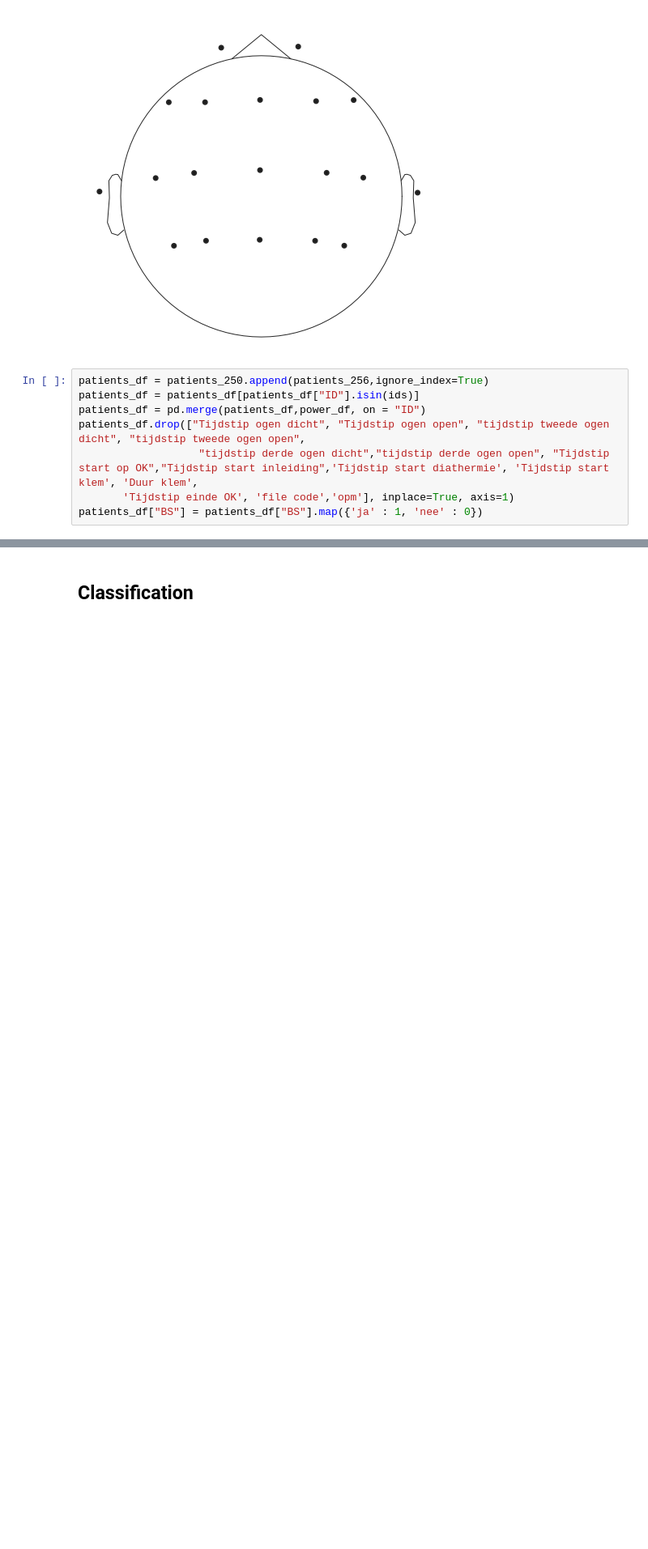
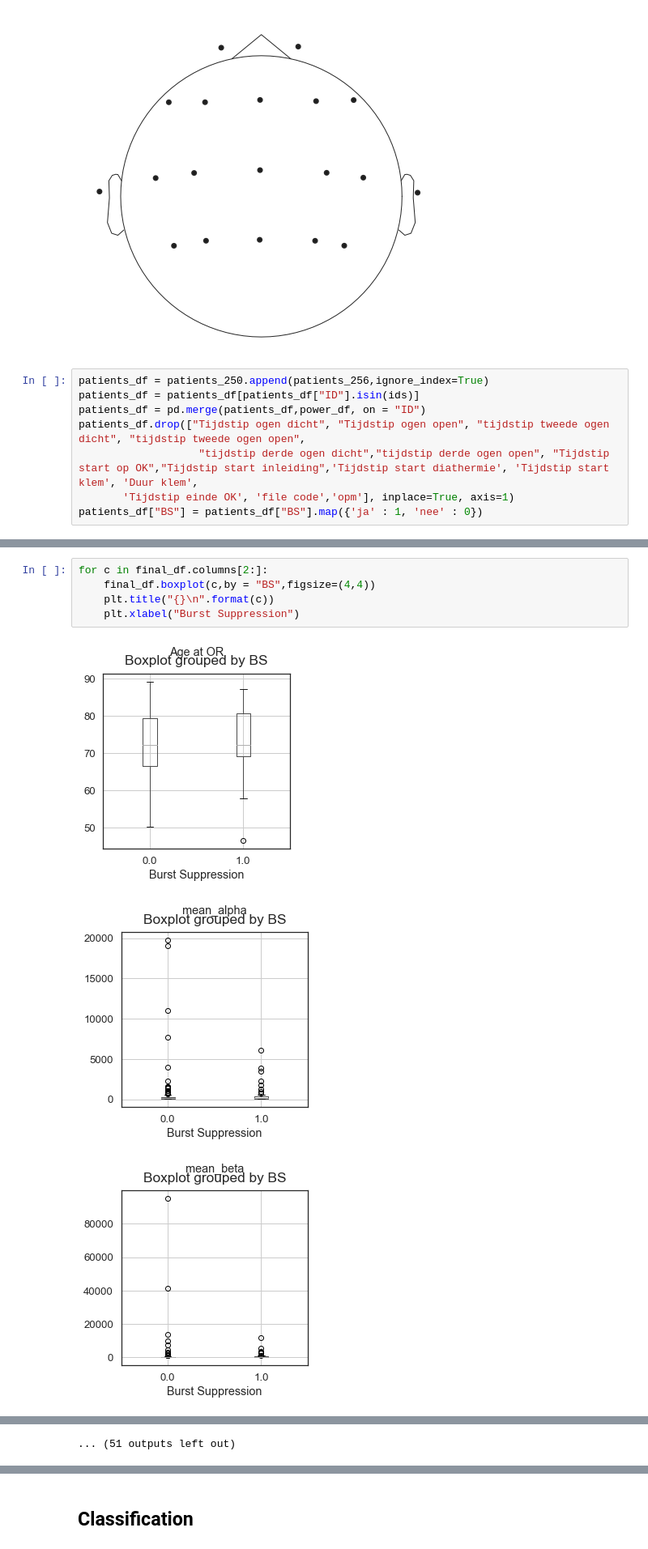
Before and after one commit to elifozkn/EEG-Burst-Suppression-Analysis, a Jupyter notebook: EEG-BS.ipynb, the cells around one changed output, grey strips where cells are left out. Shown at 81% size. Saved outputs shown, nothing was run; the diff lists cells and outputs as text; blank space fills up the shorter version.

```diff
--- a/EEG-BS.ipynb
+++ b/EEG-BS.ipynb
@@ -427,0 +455,9 @@ final_df
+# %%
+for c in final_df.columns[2:]:
+    final_df.boxplot(c,by = "BS",figsize=(4,4))
+    plt.title("{}\n".format(c))
+    plt.xlabel("Burst Suppression")
+# %% [output]
+[figure, added]
+[figure, added]
+[figure, added]
@@ -427,0 +473 @@ final_df
+... (51 outputs left out)
```
Also changed, not shown: parts of 43 cells of this notebook.
